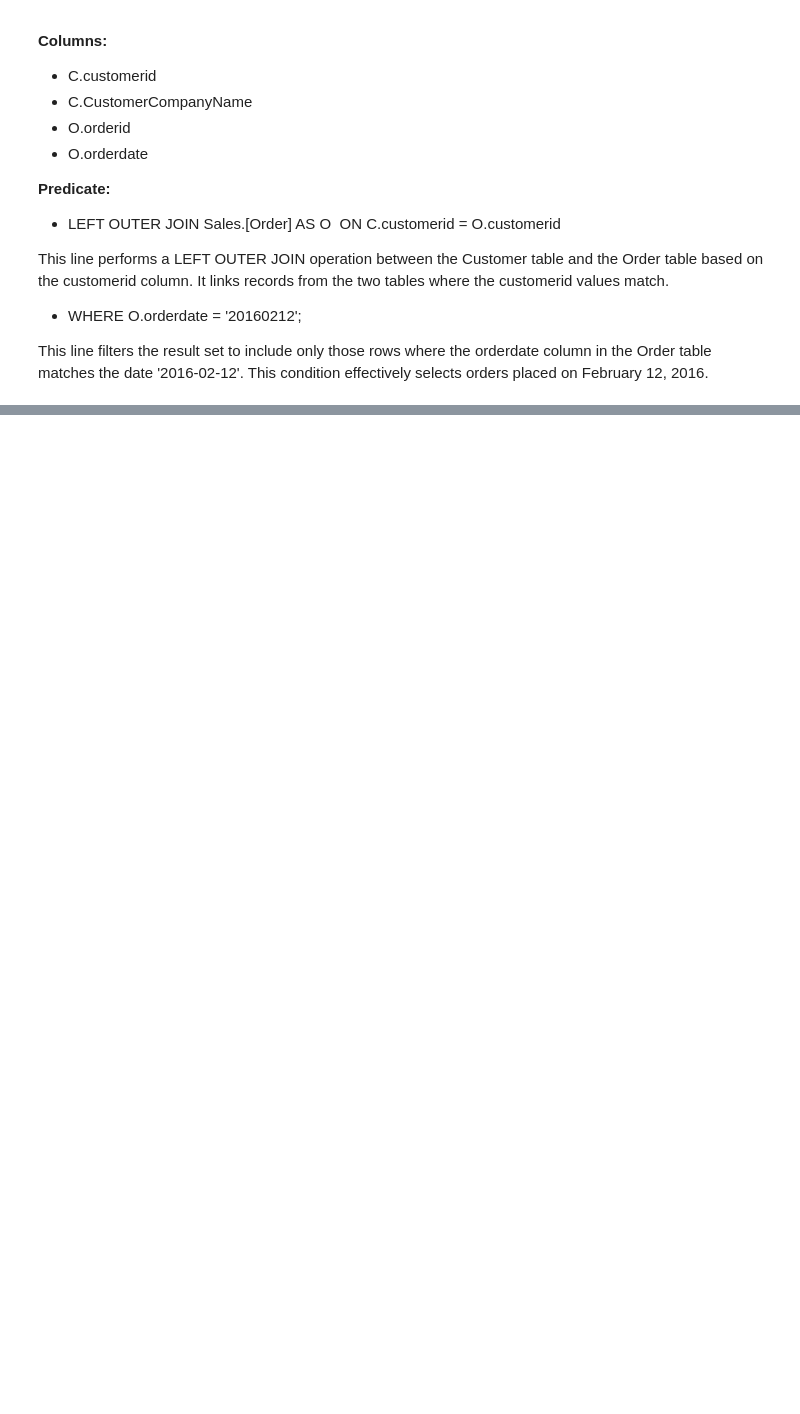
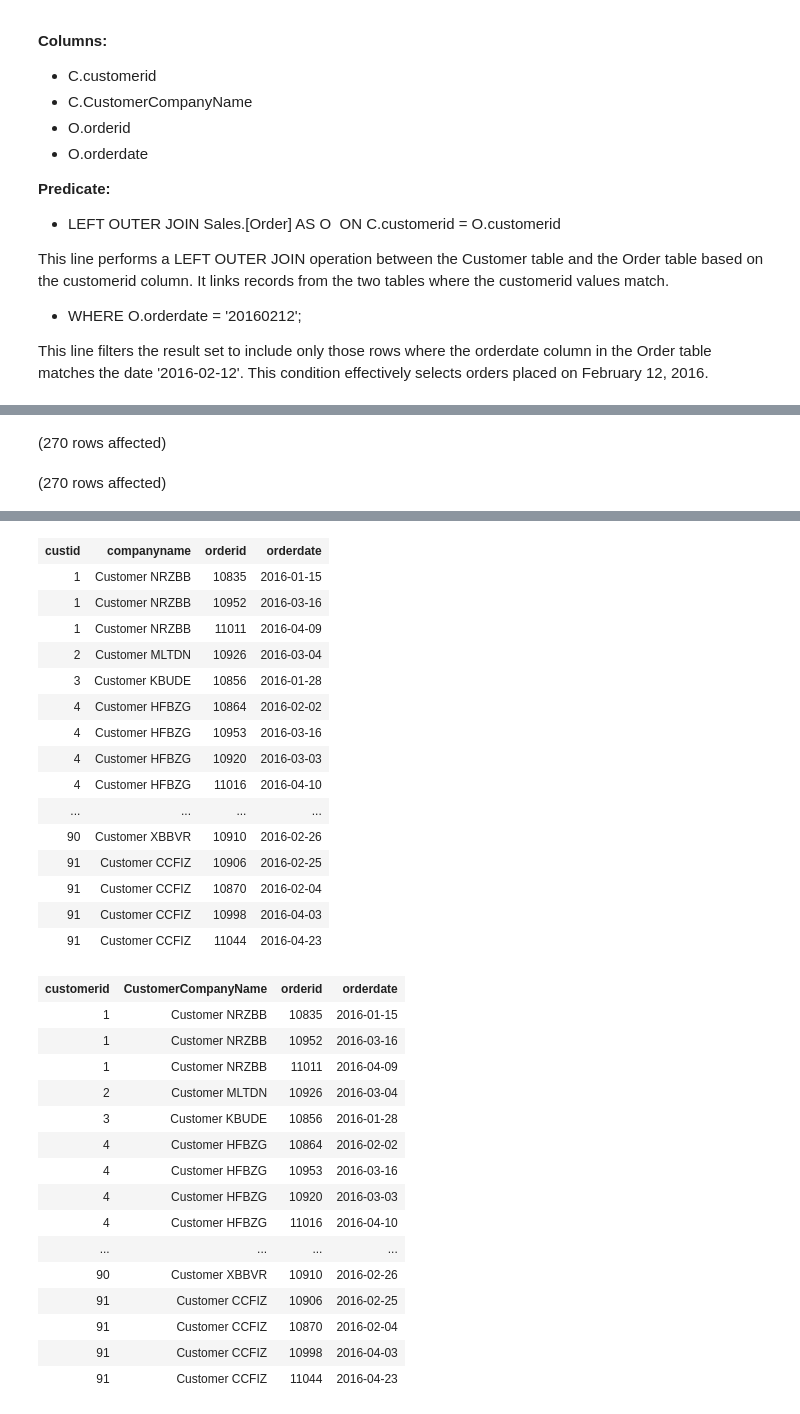
Before and after one commit to ImPrithibi/SQLProgramming, a Jupyter notebook: SQLProgramming-Group6/Ch3-Joins/Individual_Group6_HW2_Sabrina-Zheng.ipynb, the cells around one changed output, grey strips where cells are left out. Saved outputs shown, nothing was run; the diff lists cells and outputs as text; code cells hidden in the pictures; blank space fills up the shorter version.

```diff
--- a/SQLProgramming-Group6/Ch3-Joins/Individual_Group6_HW2_Sabrina-Zheng.ipynb
+++ b/SQLProgramming-Group6/Ch3-Joins/Individual_Group6_HW2_Sabrina-Zheng.ipynb
@@ -227,7 +227,20 @@ Write a query that selects custid, companyname, orderid, and order date of custo
 - WHERE the O.orderdate is on or after January 1st, 2016
 # %%
+--Query using TSQL4 database
+USE TSQLV4;
 SELECT C.custid, C.companyname, O.orderid, O.orderdate
-FROM Sales.[Customers] AS C
-  LEFT OUTER JOIN Sales.[Orders] AS O
+FROM Sales.Customers AS C
+  LEFT OUTER JOIN Sales.Orders AS O
     ON C.custid = O.custid
 WHERE O.orderdate >= '20160101';
+
+--Query using Northwinds2022TSQLV7
+USE Northwinds2022TSQLV7;
+SELECT C.customerid, C.CustomerCompanyName, O.orderid, O.orderdate
+FROM Sales.[Customer] AS C
+  LEFT OUTER JOIN Sales.[Order] AS O
+    ON C.customerid = O.customerid
+WHERE O.orderdate >= '20160101';
+# %% [output]
+(270 rows affected)
+(270 rows affected)
@@ -234,3 +248,35 @@ WHERE O.orderdate >= '20160101';
+| custid | companyname | orderid | orderdate |
+| 1 | Customer NRZBB | 10835 | 2016-01-15 |
+| 1 | Customer NRZBB | 10952 | 2016-03-16 |
+| 1 | Customer NRZBB | 11011 | 2016-04-09 |
+| 2 | Customer MLTDN | 10926 | 2016-03-04 |
+| 3 | Customer KBUDE | 10856 | 2016-01-28 |
+| 4 | Customer HFBZG | 10864 | 2016-02-02 |
+| 4 | Customer HFBZG | 10953 | 2016-03-16 |
+| 4 | Customer HFBZG | 10920 | 2016-03-03 |
+| 4 | Customer HFBZG | 11016 | 2016-04-10 |
+| ... | ... | ... | ... |
+| 90 | Customer XBBVR | 10910 | 2016-02-26 |
+| 91 | Customer CCFIZ | 10906 | 2016-02-25 |
+| 91 | Customer CCFIZ | 10870 | 2016-02-04 |
+| 91 | Customer CCFIZ | 10998 | 2016-04-03 |
+| 91 | Customer CCFIZ | 11044 | 2016-04-23 |
+| customerid | CustomerCompanyName | orderid | orderdate |
+| 1 | Customer NRZBB | 10835 | 2016-01-15 |
+| 1 | Customer NRZBB | 10952 | 2016-03-16 |
+| 1 | Customer NRZBB | 11011 | 2016-04-09 |
+| 2 | Customer MLTDN | 10926 | 2016-03-04 |
+| 3 | Customer KBUDE | 10856 | 2016-01-28 |
+| 4 | Customer HFBZG | 10864 | 2016-02-02 |
+| 4 | Customer HFBZG | 10953 | 2016-03-16 |
+| 4 | Customer HFBZG | 10920 | 2016-03-03 |
+| 4 | Customer HFBZG | 11016 | 2016-04-10 |
+| ... | ... | ... | ... |
+| 90 | Customer XBBVR | 10910 | 2016-02-26 |
+| 91 | Customer CCFIZ | 10906 | 2016-02-25 |
+| 91 | Customer CCFIZ | 10870 | 2016-02-04 |
+| 91 | Customer CCFIZ | 10998 | 2016-04-03 |
+| 91 | Customer CCFIZ | 11044 | 2016-04-23 |
 # %% [markdown]
 <span style="color: var(--vscode-foreground);">---------------------------------------------------------------------</span>
 
```
Also changed, not shown: parts of 10 cells of this notebook.
